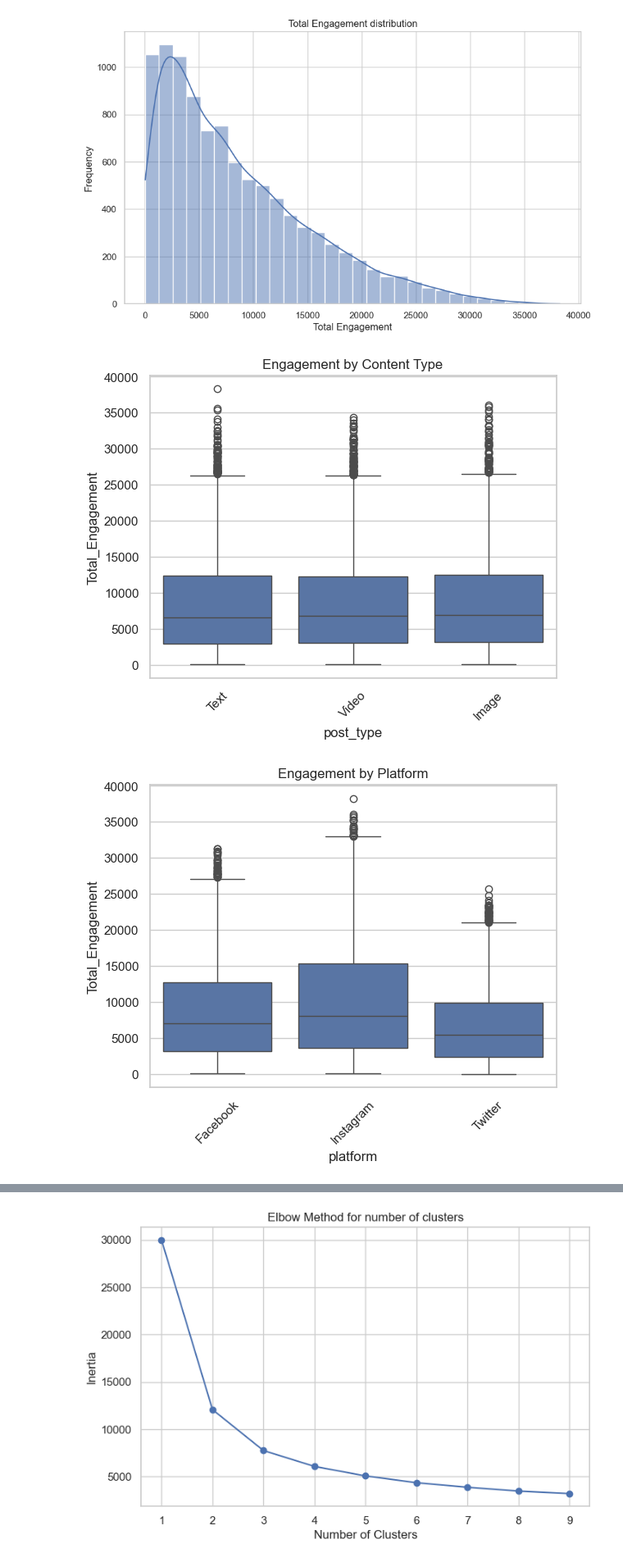
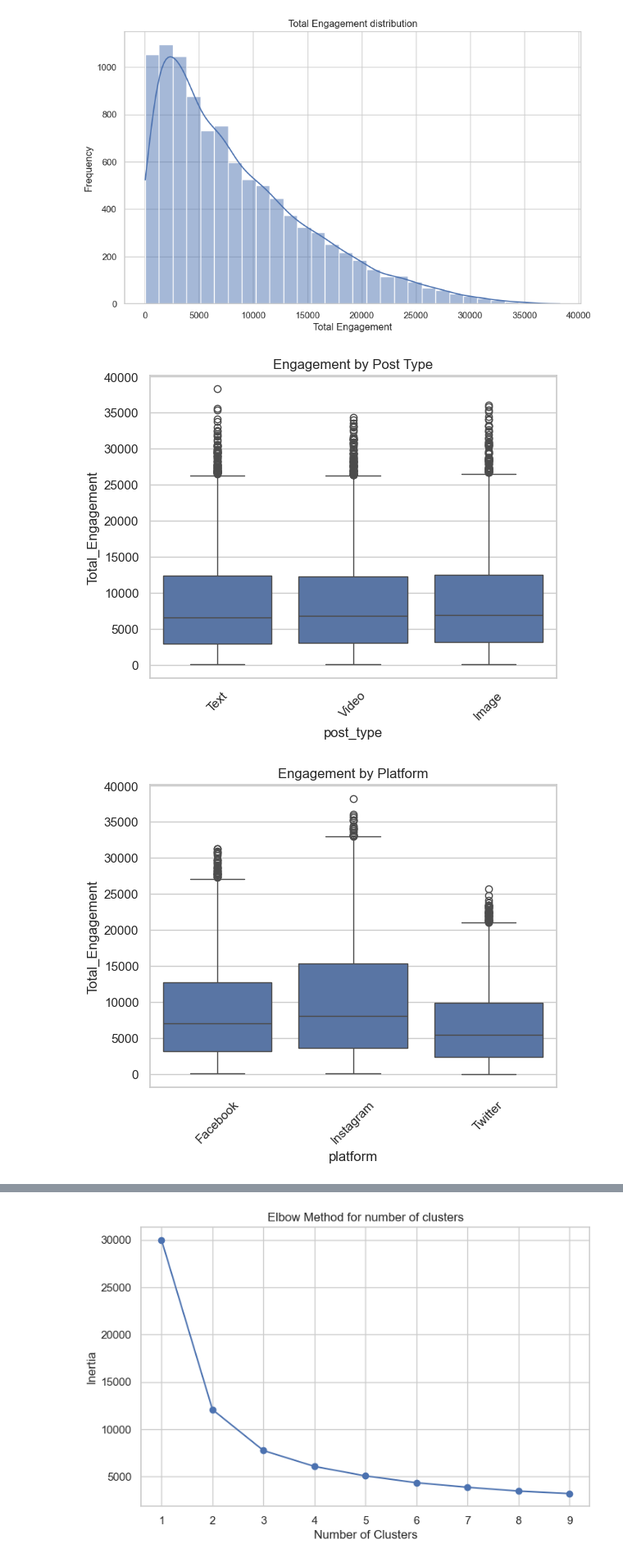
Before and after one commit to TharushiMaduhansi/21020592_Assignment_SocialMediaAnalytics, a Jupyter notebook: analysis.ipynb, the cells around one changed output, grey strips where cells are left out. Shown at 82% size. Saved outputs shown, nothing was run; the diff lists cells and outputs as text; code cells hidden in the pictures.

```diff
--- a/analysis.ipynb
+++ b/analysis.ipynb
@@ -140,21 +141,21 @@ plt.show()
 # %% [output]
 [figure]
 # %%
-#user engagement by content type
+#user engagement by post type
 plt.figure()
 sns.boxplot(x='post_type', y='Total_Engagement', data=df)
-plt.title("Engagement by Content Type")
+plt.title("Engagement by Post Type")
 plt.xticks(rotation=45)
 plt.show()
 
 #user engagement by platform
 plt.figure()
 sns.boxplot(x='platform', y='Total_Engagement', data=df)
 plt.title("Engagement by Platform")
 plt.xticks(rotation=45)
 plt.show()
 # %% [output]
-[figure, old version]
+[figure, new version]
 [figure]
 # %%
 #average engagement by content type and platform
```
Also changed, not shown: parts of 7 cells of this notebook.
